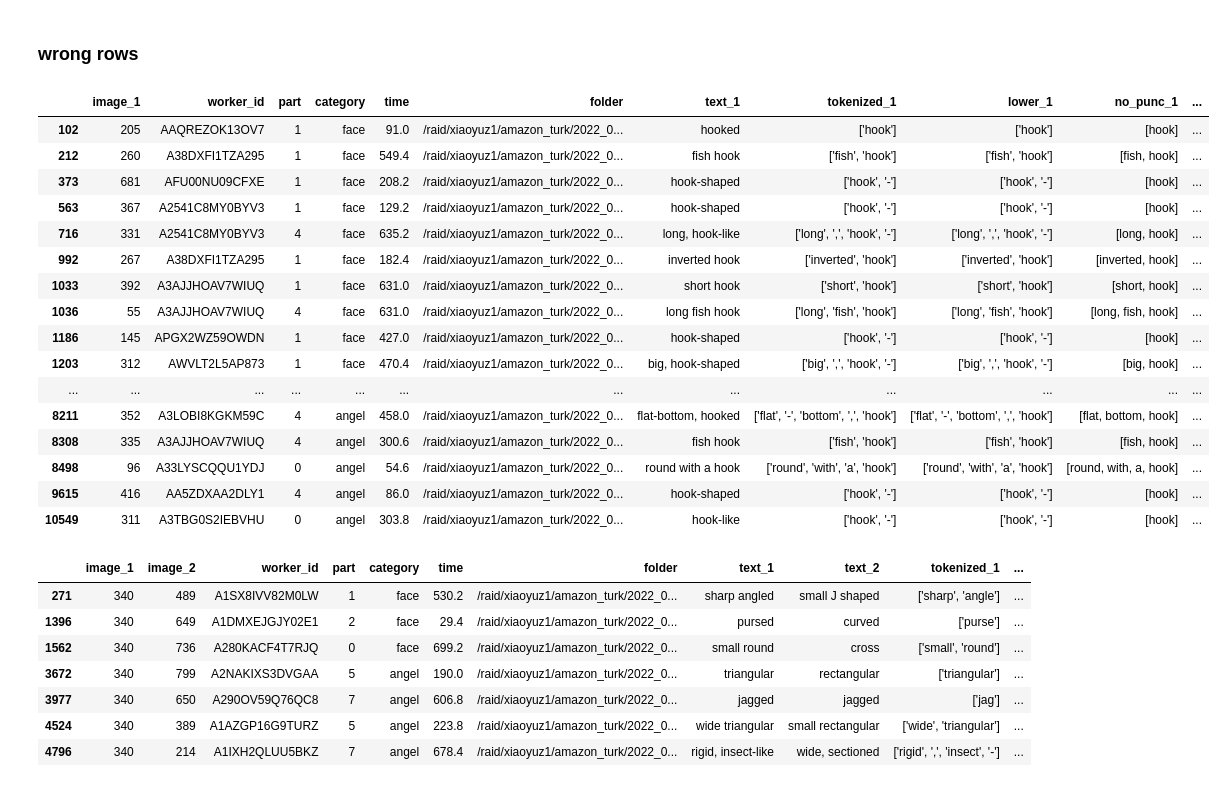
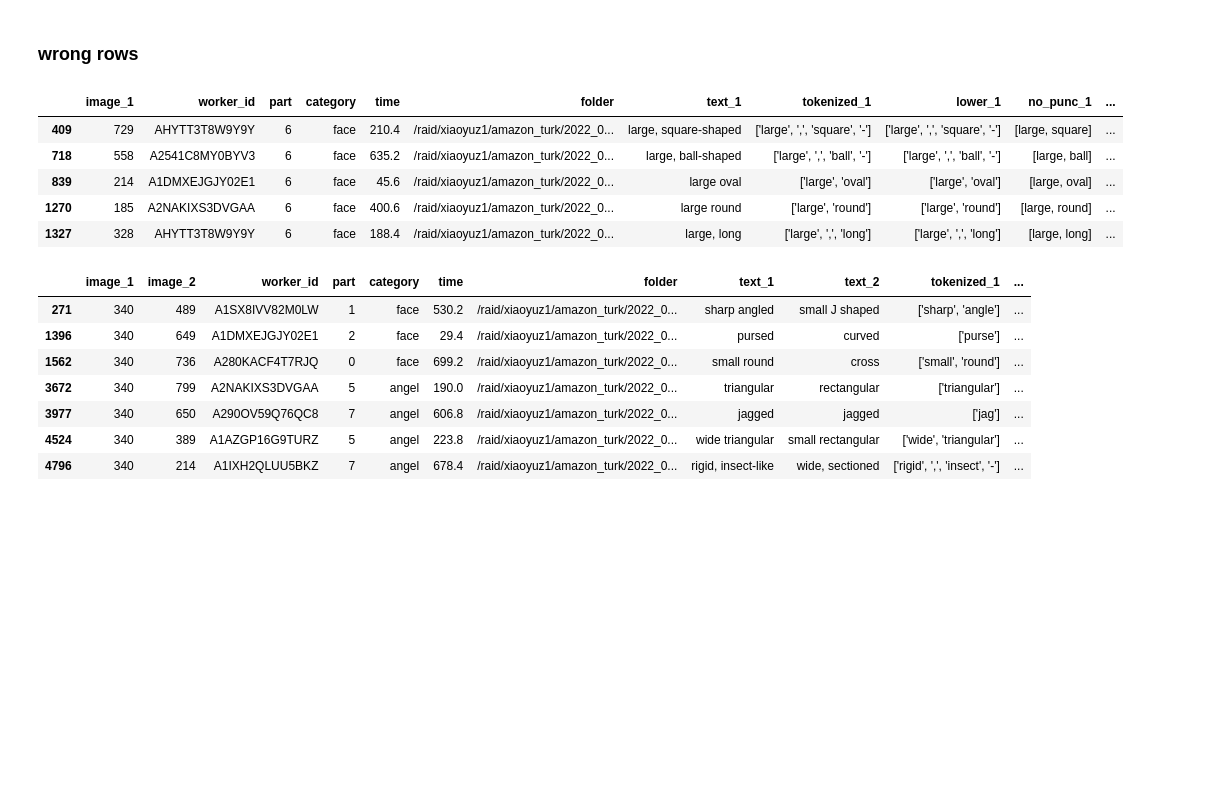
Before and after one commit to ErinZhang1998/sketch_collection, a Jupyter notebook: 03_28_analysis.ipynb, the cells around one changed output. Saved outputs shown, nothing was run; the diff lists cells and outputs as text; code cells hidden in the pictures; blank space fills up the shorter version.

```diff
--- a/03_28_analysis.ipynb
+++ b/03_28_analysis.ipynb
@@ -1275,27 +1286,16 @@ plt.close()
 # %%
 dfo[(dfo['category'] == 'face') & (dfo['part'] == 6)]['no_punc_str_1'].tolist()
 # %%
-dfii = rd.find_one(dfo, 'hook', 'no_punc_1')
-# dfii = dfii[(dfii['category'] == 'face') & (dfii['part'] == 6)]
-dfii
+dfii = rd.find_one(dfo, 'large', 'no_punc_1')
+dfii = dfii[(dfii['category'] == 'face') & (dfii['part'] == 6)]
+dfii.head()
 # %% [output]
 |  | image_1 | worker_id | part | category | time | folder | text_1 | tokenized_1 | lower_1 | no_punc_1 | ... |
-| 102 | 205 | AAQREZOK13OV7 | 1 | face | 91.0 | /raid/xiaoyuz1/amazon_turk/2022_0... | hooked | ['hook'] | ['hook'] | [hook] | ... |
-| 212 | 260 | A38DXFI1TZA295 | 1 | face | 549.4 | /raid/xiaoyuz1/amazon_turk/2022_0... | fish hook | ['fish', 'hook'] | ['fish', 'hook'] | [fish, hook] | ... |
-| 373 | 681 | AFU00NU09CFXE | 1 | face | 208.2 | /raid/xiaoyuz1/amazon_turk/2022_0... | hook-shaped | ['hook', '-'] | ['hook', '-'] | [hook] | ... |
-| 563 | 367 | A2541C8MY0BYV3 | 1 | face | 129.2 | /raid/xiaoyuz1/amazon_turk/2022_0... | hook-shaped | ['hook', '-'] | ['hook', '-'] | [hook] | ... |
-| 716 | 331 | A2541C8MY0BYV3 | 4 | face | 635.2 | /raid/xiaoyuz1/amazon_turk/2022_0... | long, hook-like | ['long', ',', 'hook', '-'] | ['long', ',', 'hook', '-'] | [long, hook] | ... |
-| 992 | 267 | A38DXFI1TZA295 | 1 | face | 182.4 | /raid/xiaoyuz1/amazon_turk/2022_0... | inverted hook | ['inverted', 'hook'] | ['inverted', 'hook'] | [inverted, hook] | ... |
-| 1033 | 392 | A3AJJHOAV7WIUQ | 1 | face | 631.0 | /raid/xiaoyuz1/amazon_turk/2022_0... | short hook | ['short', 'hook'] | ['short', 'hook'] | [short, hook] | ... |
-| 1036 | 55 | A3AJJHOAV7WIUQ | 4 | face | 631.0 | /raid/xiaoyuz1/amazon_turk/2022_0... | long fish hook | ['long', 'fish', 'hook'] | ['long', 'fish', 'hook'] | [long, fish, hook] | ... |
-| 1186 | 145 | APGX2WZ59OWDN | 1 | face | 427.0 | /raid/xiaoyuz1/amazon_turk/2022_0... | hook-shaped | ['hook', '-'] | ['hook', '-'] | [hook] | ... |
-| 1203 | 312 | AWVLT2L5AP873 | 1 | face | 470.4 | /raid/xiaoyuz1/amazon_turk/2022_0... | big, hook-shaped | ['big', ',', 'hook', '-'] | ['big', ',', 'hook', '-'] | [big, hook] | ... |
-| ... | ... | ... | ... | ... | ... | ... | ... | ... | ... | ... | ... |
-| 8211 | 352 | A3LOBI8KGKM59C | 4 | angel | 458.0 | /raid/xiaoyuz1/amazon_turk/2022_0... | flat-bottom, hooked | ['flat', '-', 'bottom', ',', 'hook'] | ['flat', '-', 'bottom', ',', 'hook'] | [flat, bottom, hook] | ... |
-| 8308 | 335 | A3AJJHOAV7WIUQ | 4 | angel | 300.6 | /raid/xiaoyuz1/amazon_turk/2022_0... | fish hook | ['fish', 'hook'] | ['fish', 'hook'] | [fish, hook] | ... |
-| 8498 | 96 | A33LYSCQQU1YDJ | 0 | angel | 54.6 | /raid/xiaoyuz1/amazon_turk/2022_0... | round with a hook | ['round', 'with', 'a', 'hook'] | ['round', 'with', 'a', 'hook'] | [round, with, a, hook] | ... |
-| 9615 | 416 | AA5ZDXAA2DLY1 | 4 | angel | 86.0 | /raid/xiaoyuz1/amazon_turk/2022_0... | hook-shaped | ['hook', '-'] | ['hook', '-'] | [hook] | ... |
-| 10549 | 311 | A3TBG0S2IEBVHU | 0 | angel | 303.8 | /raid/xiaoyuz1/amazon_turk/2022_0... | hook-like | ['hook', '-'] | ['hook', '-'] | [hook] | ... |
+| 409 | 729 | AHYTT3T8W9Y9Y | 6 | face | 210.4 | /raid/xiaoyuz1/amazon_turk/2022_0... | large, square-shaped | ['large', ',', 'square', '-'] | ['large', ',', 'square', '-'] | [large, square] | ... |
+| 718 | 558 | A2541C8MY0BYV3 | 6 | face | 635.2 | /raid/xiaoyuz1/amazon_turk/2022_0... | large, ball-shaped | ['large', ',', 'ball', '-'] | ['large', ',', 'ball', '-'] | [large, ball] | ... |
+| 839 | 214 | A1DMXEJGJY02E1 | 6 | face | 45.6 | /raid/xiaoyuz1/amazon_turk/2022_0... | large oval | ['large', 'oval'] | ['large', 'oval'] | [large, oval] | ... |
+| 1270 | 185 | A2NAKIXS3DVGAA | 6 | face | 400.6 | /raid/xiaoyuz1/amazon_turk/2022_0... | large round | ['large', 'round'] | ['large', 'round'] | [large, round] | ... |
+| 1327 | 328 | AHYTT3T8W9Y9Y | 6 | face | 188.4 | /raid/xiaoyuz1/amazon_turk/2022_0... | large, long | ['large', ',', 'long'] | ['large', ',', 'long'] | [large, long] | ... |
 # %%
 dfp[(dfp['image_1'] == 340)]
 # %% [output]
```
Also changed, not shown: parts of 6 cells of this notebook, 1 other file.
